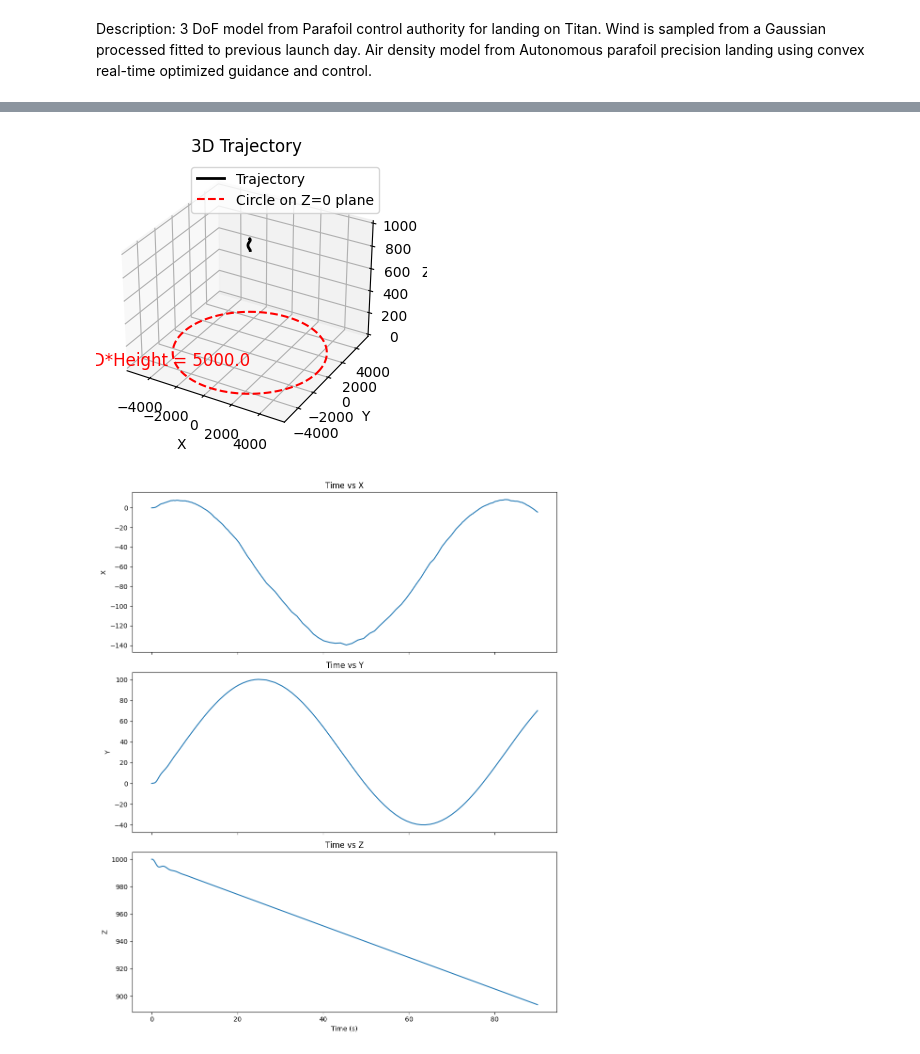
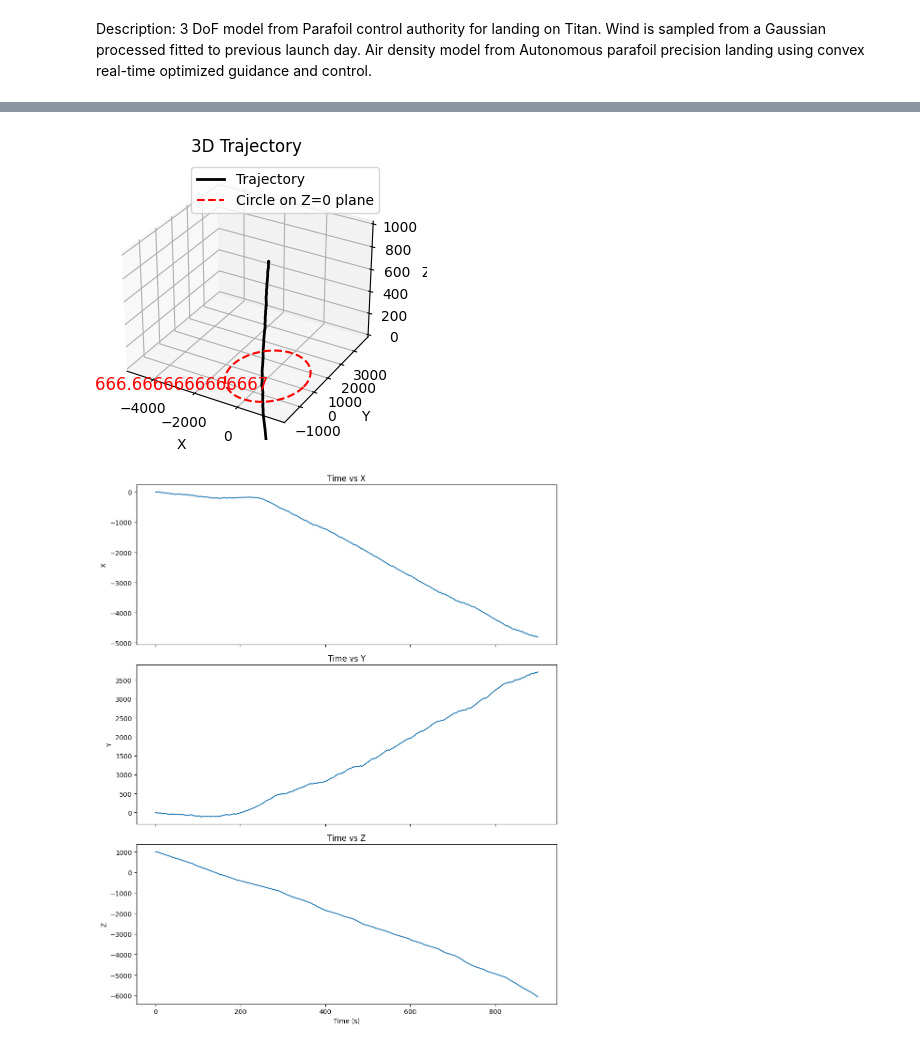
Before and after one commit to eugeneman418/9-DoF-Parafoil-Simulation, a Jupyter notebook: three dof.ipynb, the cells around one changed output, grey strips where cells are left out. Saved outputs shown, nothing was run; the diff lists cells and outputs as text; code cells hidden in the pictures.

Commit message:
fixed wind model

```diff
--- a/three dof.ipynb
+++ b/three dof.ipynb
@@ -20,25 +21,37 @@ class Parafoil:
         self.C_L = C_L
         self.C_D = C_D
         self.S = S
-    def get_phi(self, t, position, wind):
+    def get_phi(self, t, state, wind):
         """banking angle control"""
-        return np.pi/64
+        Va, gamma, chi, x, y, z = tuple(state)
+
+        dest = np.array([100,250])
+        heading = np.array([np.sin(chi), np.cos(chi)])
+        target = dest - np.array([x,y])
+        target = target/np.linalg.norm(target)
+
+        return np.arccos(np.dot(target, heading))#np.pi/64
 # %%
 class Environment:
     def __init__(self, wind_data, g=9.81, c_h = 1.225, c_rho = 2.256e-5, c_e=4.2559):
-        self.wind_model = GaussianProcessRegressor(n_targets=2)
-        self.wind_model.fit(wind_data[:,0].reshape(-1,1),wind_data[:,1:])
+        kernel = DotProduct() + WhiteKernel()
+        self.wind_model = GaussianProcessRegressor(kernel=kernel, n_targets=2)
+        self.wind_model = self.wind_model.fit(wind_data[:,0].reshape(-1,1),np.log(wind_data[:,1:]))
         self.g = g
         self.c_h = c_h
         self.c_rho = c_rho
         self.c_e = c_e
     def get_wind(self, height):
-        dir, vel = self.wind_model.sample_y([[height]], random_state=None).flatten()
+        height = -height
+        dir, vel = np.exp(self.wind_model.sample_y([[height]], random_state=None)).flatten()
         dir = dir/180 * np.pi
-        return np.array([vel*np.cos(dir), vel*np.sin(dir),0])
+        wind = np.array([vel*np.cos(dir), vel*np.sin(dir),0])
+
+        return wind
         #return np.array([0,0,0])
 
     def get_density(self, height):
+        height = -height
         return self.c_h * (1 + height * self.c_rho)**self.c_e # + height instead of - because z axis is pointing down
 # %%
 class Dynamics:
@@ -57,7 +70,7 @@ class Dynamics:
 
         wind = self.env.get_wind(z)
 
-        phi = self.para.get_phi(time, np.array([x, y, z]), wind)
+        phi = self.para.get_phi(time, state, wind)
 
         R_wn = self.wind_to_ground(gamma, chi, phi)
 
@@ -166,11 +179,11 @@ plt.show()
 [figure]
 # %%
-parafoil = Parafoil(10, 5,1, 1)
+parafoil = Parafoil(1.9, 0.25,0.15, 1)
 environment = Environment(data)
 dynamics = Dynamics(parafoil, environment)
 # %%
-t,x,y,z = dynamics.simulate(90,1,1,1,1000)
+t,x,y,z = dynamics.simulate(900,10,np.pi/4,0,1000)
 dynamics.visualize(t,x,y,z)
 # %% [output]
-[figure, old version]
+[figure, new version]
-[figure, old version]
+[figure, new version]
```
Also changed, not shown: parts of 4 cells of this notebook.
